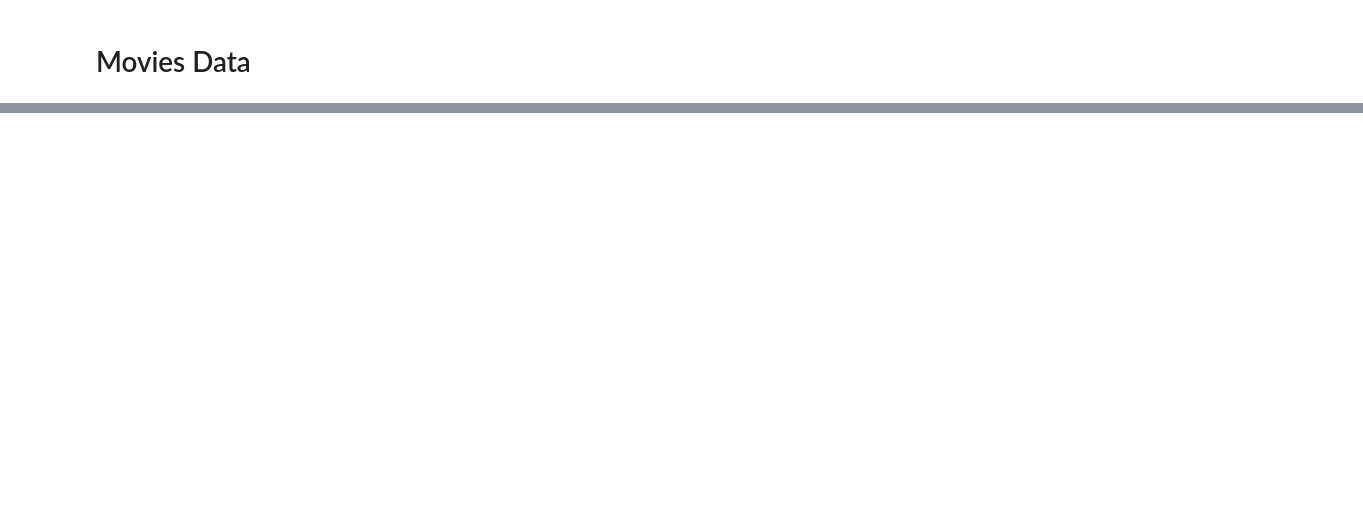
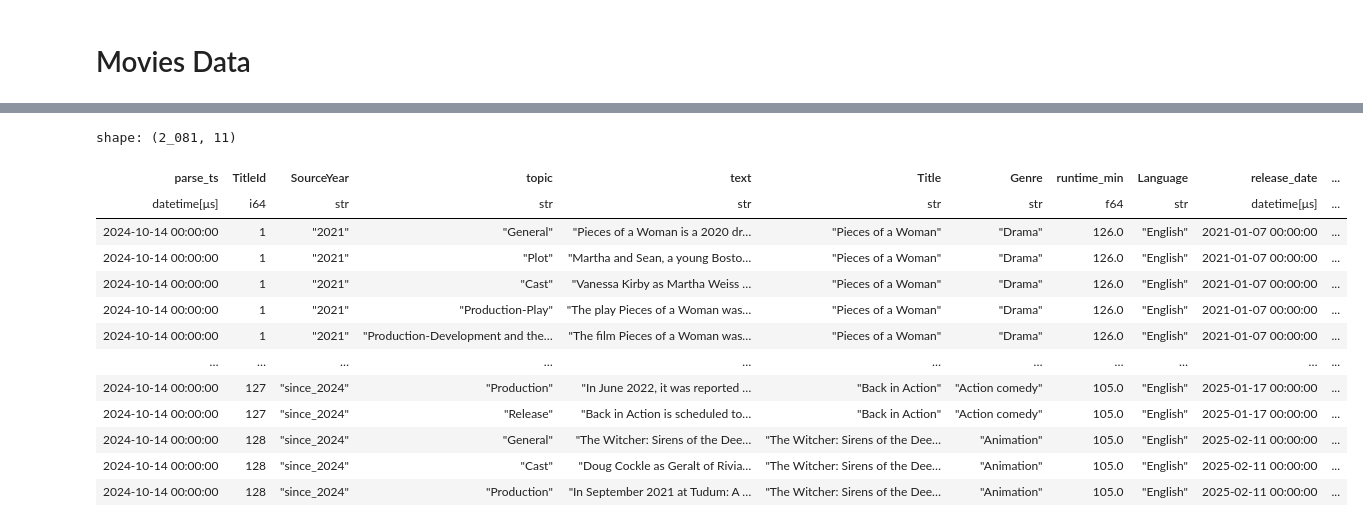
Before and after one commit to tommak/movie-chatbot, a Jupyter notebook: src/chatbot/clean_data_explore.ipynb, the cells around one changed output, grey strips where cells are left out. Cells and saved outputs as stored; diff of their text form; code cells hidden in the pictures; blank space fills up the shorter version.

```diff
--- a/src/chatbot/clean_data_explore.ipynb
+++ b/src/chatbot/clean_data_explore.ipynb
@@ -159,0 +206,19 @@ shape: (9, 4)
+# %%
+movies_data_df.with_columns(
+    (pl.col("release_date").cast(pl.Int64) // 10**9).alias("release_date_ts"),
+)
+# %% [output]
+shape: (2_081, 11)
+| parse_ts | TitleId | SourceYear | topic | text | Title | Genre | runtime_min | Language | release_date | ... |
+| datetime[μs] | i64 | str | str | str | str | str | f64 | str | datetime[μs] | ... |
+| 2024-10-14 00:00:00 | 1 | "2021" | "General" | "Pieces of a Woman is a 2020 dr… | "Pieces of a Woman" | "Drama" | 126.0 | "English" | 2021-01-07 00:00:00 | ... |
+| 2024-10-14 00:00:00 | 1 | "2021" | "Plot" | "Martha and Sean, a young Bosto… | "Pieces of a Woman" | "Drama" | 126.0 | "English" | 2021-01-07 00:00:00 | ... |
+| 2024-10-14 00:00:00 | 1 | "2021" | "Cast" | "Vanessa Kirby as Martha Weiss … | "Pieces of a Woman" | "Drama" | 126.0 | "English" | 2021-01-07 00:00:00 | ... |
+| 2024-10-14 00:00:00 | 1 | "2021" | "Production-Play" | "The play Pieces of a Woman was… | "Pieces of a Woman" | "Drama" | 126.0 | "English" | 2021-01-07 00:00:00 | ... |
+| 2024-10-14 00:00:00 | 1 | "2021" | "Production-Development and the… | "The film Pieces of a Woman was… | "Pieces of a Woman" | "Drama" | 126.0 | "English" | 2021-01-07 00:00:00 | ... |
+| … | … | … | … | … | … | … | … | … | … | ... |
+| 2024-10-14 00:00:00 | 127 | "since_2024" | "Production" | "In June 2022, it was reported … | "Back in Action" | "Action comedy" | 105.0 | "English" | 2025-01-17 00:00:00 | ... |
+| 2024-10-14 00:00:00 | 127 | "since_2024" | "Release" | "Back in Action is scheduled to… | "Back in Action" | "Action comedy" | 105.0 | "English" | 2025-01-17 00:00:00 | ... |
+| 2024-10-14 00:00:00 | 128 | "since_2024" | "General" | "The Witcher: Sirens of the Dee… | "The Witcher: Sirens of the Dee… | "Animation" | 105.0 | "English" | 2025-02-11 00:00:00 | ... |
+| 2024-10-14 00:00:00 | 128 | "since_2024" | "Cast" | "Doug Cockle as Geralt of Rivia… | "The Witcher: Sirens of the Dee… | "Animation" | 105.0 | "English" | 2025-02-11 00:00:00 | ... |
+| 2024-10-14 00:00:00 | 128 | "since_2024" | "Production" | "In September 2021 at Tudum: A … | "The Witcher: Sirens of the Dee… | "Animation" | 105.0 | "English" | 2025-02-11 00:00:00 | ... |
```
Also changed, not shown: parts of 21 cells of this notebook, 2 other files.
